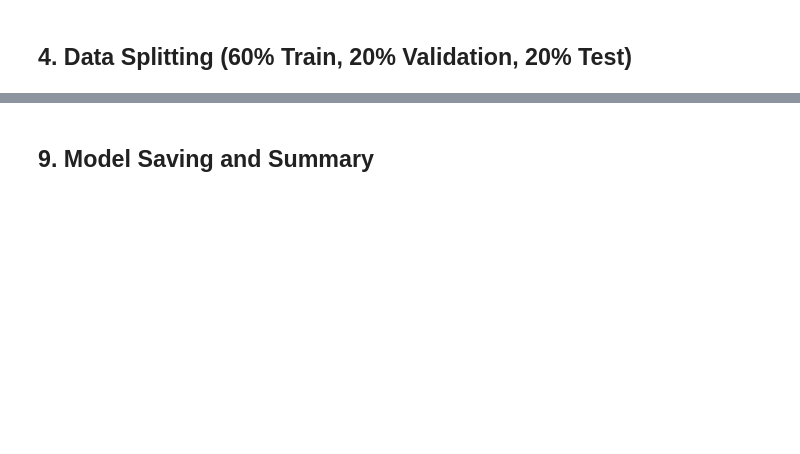
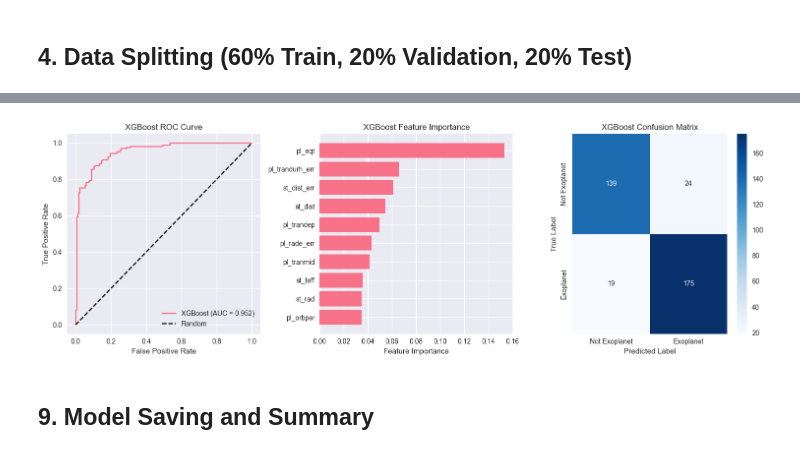
Before and after one commit to wiameadnane/AI-Powered-Exoplanet-Detection-Habitability-Analysis, a Jupyter notebook: exoplanet_detection copy.ipynb, the cells around one changed output, grey strips where cells are left out. Cells and saved outputs as stored; diff of their text form; code cells hidden in the pictures; blank space fills up the shorter version.

```diff
--- a/exoplanet_detection copy.ipynb
+++ b/exoplanet_detection copy.ipynb
@@ -223,14 +231,6 @@ if y is not None:
         X_temp, y_temp, test_size=0.5, random_state=42, stratify=y_temp
     )
 
-    # Split raw data with same indices
-    X_train_raw, X_temp_raw, _, _ = train_test_split(
-        X_raw, y, test_size=0.4, random_state=42, stratify=y
-    )
-    X_val_raw, X_test_raw, _, _ = train_test_split(
-        X_temp_raw, y_temp, test_size=0.5, random_state=42, stratify=y_temp
-    )
-
     print(f"Training set: {X_train.shape[0]} samples ({X_train.shape[0]/len(X_scaled)*100:.1f}%)")
     print(f"Validation set: {X_val.shape[0]} samples ({X_val.shape[0]/len(X_scaled)*100:.1f}%)")
     print(f"Test set: {X_test.shape[0]} samples ({X_test.shape[0]/len(X_scaled)*100:.1f}%)")
@@ -238,10 +238,6 @@ if y is not None:
     print(f"\nTraining set exoplanet ratio: {y_train.mean():.3f}")
     print(f"Validation set exoplanet ratio: {y_val.mean():.3f}")
     print(f"Test set exoplanet ratio: {y_test.mean():.3f}")
-
-    print(f"\n✅ Both normalized and raw data splits created for comparison")
-else:
-    print("Cannot split data without target variable.")
 # %% [output]
 Training set: 1069 samples (60.0%)
 Validation set: 356 samples (20.0%)
@@ -416,0 +268,86 @@ Difference: 0.0025
+# %%
+# XGBoost Training
+if y is not None:
+    print("Training XGBoost model...")
+    print("=" * 60)
+
+    # XGBoost parameters
+    xgb_params = {
+        'objective': 'binary:logistic',
+        'eval_metric': 'logloss',
+        'max_depth': 6,
+        'learning_rate': 0.1,
+        'n_estimators': 100,
+        'subsample': 0.8,
+        'colsample_bytree': 0.8,
+        'early_stopping_rounds': 10,
+        'random_state': 42
+    }
+
+    # Create and train XGBoost model
+    xgb_model = xgb.XGBClassifier(**xgb_params)
+
+    # Train with early stopping
+    try:
+        xgb_model.fit(X_train, y_train, eval_set=[(X_val, y_val)], verbose=False)
+    except TypeError:
+        xgb_params_fallback = xgb_params.copy()
+        xgb_params_fallback.pop('early_stopping_rounds', None)
+        xgb_model = xgb.XGBClassifier(**xgb_params_fallback)
+        xgb_model.fit(X_train, y_train, eval_set=[(X_val, y_val)], early_stopping_rounds=10, verbose=False)
+
+    # Make predictions
+    y_test_pred_xgb = xgb_model.predict(X_test)
+    y_test_proba_xgb = xgb_model.predict_proba(X_test)[:, 1]
+    test_auc_xgb = roc_auc_score(y_test, y_test_proba_xgb)
+
+    print(f"✅ XGBoost - Test AUC: {test_auc_xgb:.4f}")
+
+    # Feature importance
+    feature_importance = pd.DataFrame({
+        'feature': X_scaled.columns,
+        'importance': xgb_model.feature_importances_
+    }).sort_values('importance', ascending=False)
+
+    print("\nTop 10 Most Important Features:")
+    print(feature_importance.head(10))
+
+    # Plot results
+    plt.figure(figsize=(15, 5))
+
+    # ROC curve
+    plt.subplot(1, 3, 1)
+    fpr, tpr, _ = roc_curve(y_test, y_test_proba_xgb)
+    plt.plot(fpr, tpr, label=f'XGBoost (AUC = {test_auc_xgb:.3f})')
+    plt.plot([0, 1], [0, 1], 'k--', label='Random')
+    plt.xlabel('False Positive Rate')
+    plt.ylabel('True Positive Rate')
+    plt.title('XGBoost ROC Curve')
+    plt.legend()
+    plt.grid(True)
+
+    # Feature importance
+    plt.subplot(1, 3, 2)
+    top_features = feature_importance.head(10)
+    plt.barh(range(len(top_features)), top_features['importance'])
+    plt.yticks(range(len(top_features)), top_features['feature'])
+    plt.xlabel('Feature Importance')
+    plt.title('XGBoost Feature Importance')
+    plt.gca().invert_yaxis()
+
+    # Confusion Matrix
+    plt.subplot(1, 3, 3)
+    cm = confusion_matrix(y_test, y_test_pred_xgb)
+    sns.heatmap(cm, annot=True, fmt='d', cmap='Blues',
+                xticklabels=['Not Exoplanet', 'Exoplanet'],
+                yticklabels=['Not Exoplanet', 'Exoplanet'])
+    plt.title('XGBoost Confusion Matrix')
+    plt.ylabel('True Label')
+    plt.xlabel('Predicted Label')
+
+    plt.tight_layout()
+    plt.show()
+
+else:
+    print("Cannot train XGBoost without target variable.")
+# %% [output]
@@ -417,3 +370,4 @@ Difference: 0.0025
+[figure, added]
 # %% [markdown]
 ## 9. Model Saving and Summary
 # %%
```
Also changed, not shown: parts of 19 cells of this notebook, 19 other files.
